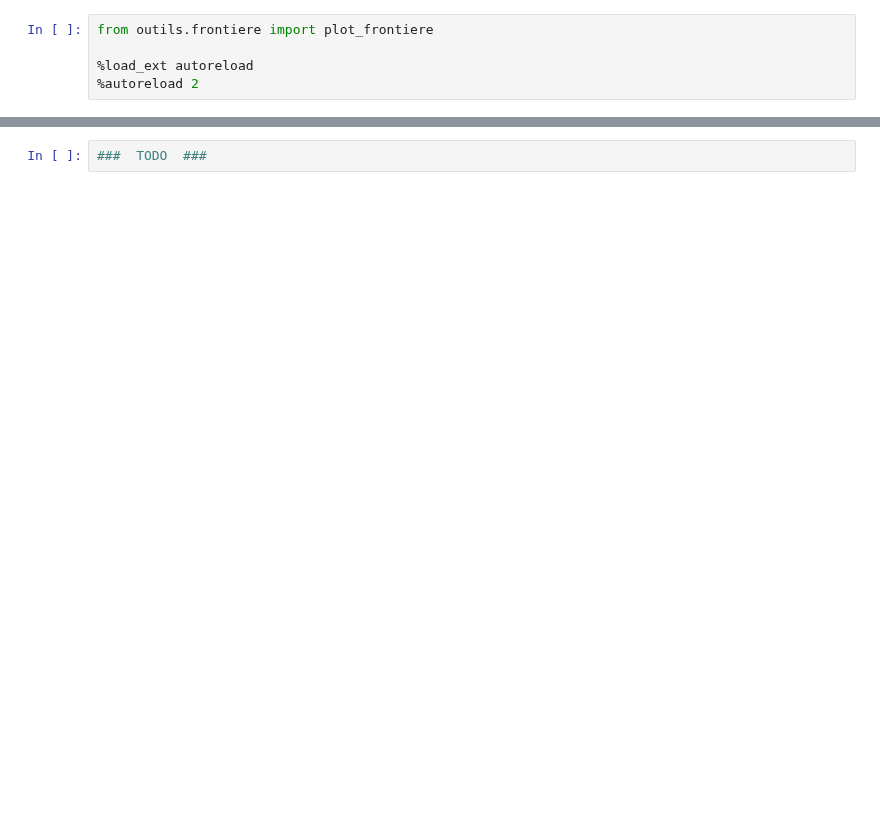
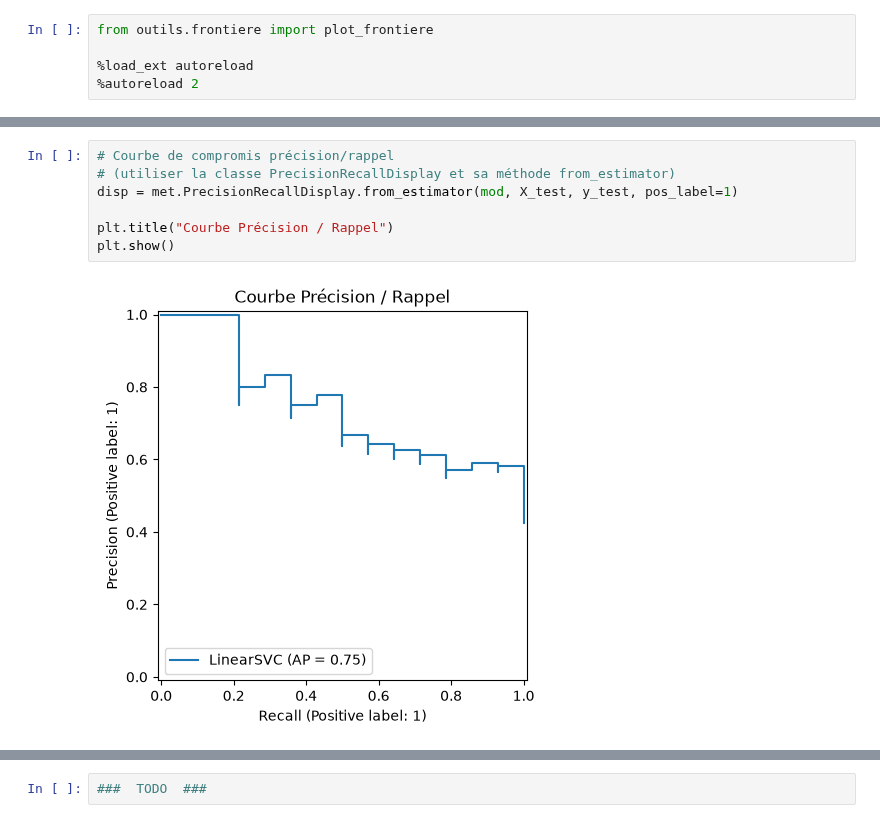
Before and after one commit to moreausabine/Python, a Jupyter notebook: ML-2A-main/ML-2A-main/B-Machine Learning/notebooks/2-notebook-metrique.ipynb, the cells around one changed output, grey strips where cells are left out. Saved outputs shown, nothing was run; the diff lists cells and outputs as text; blank space fills up the shorter version.

```diff
--- a/ML-2A-main/ML-2A-main/B-Machine Learning/notebooks/2-notebook-metrique.ipynb
+++ b/ML-2A-main/ML-2A-main/B-Machine Learning/notebooks/2-notebook-metrique.ipynb
@@ -207,0 +278,9 @@ for i,b in enumerate(values): # evolution du biais b
+# %%
+# Courbe de compromis précision/rappel
+# (utiliser la classe PrecisionRecallDisplay et sa méthode from_estimator)
+disp = met.PrecisionRecallDisplay.from_estimator(mod, X_test, y_test, pos_label=1)
+
+plt.title("Courbe Précision / Rappel")
+plt.show()
+# %% [output]
+[figure, added]
```
Also changed, not shown: parts of 99 cells of this notebook, 7 other files.
